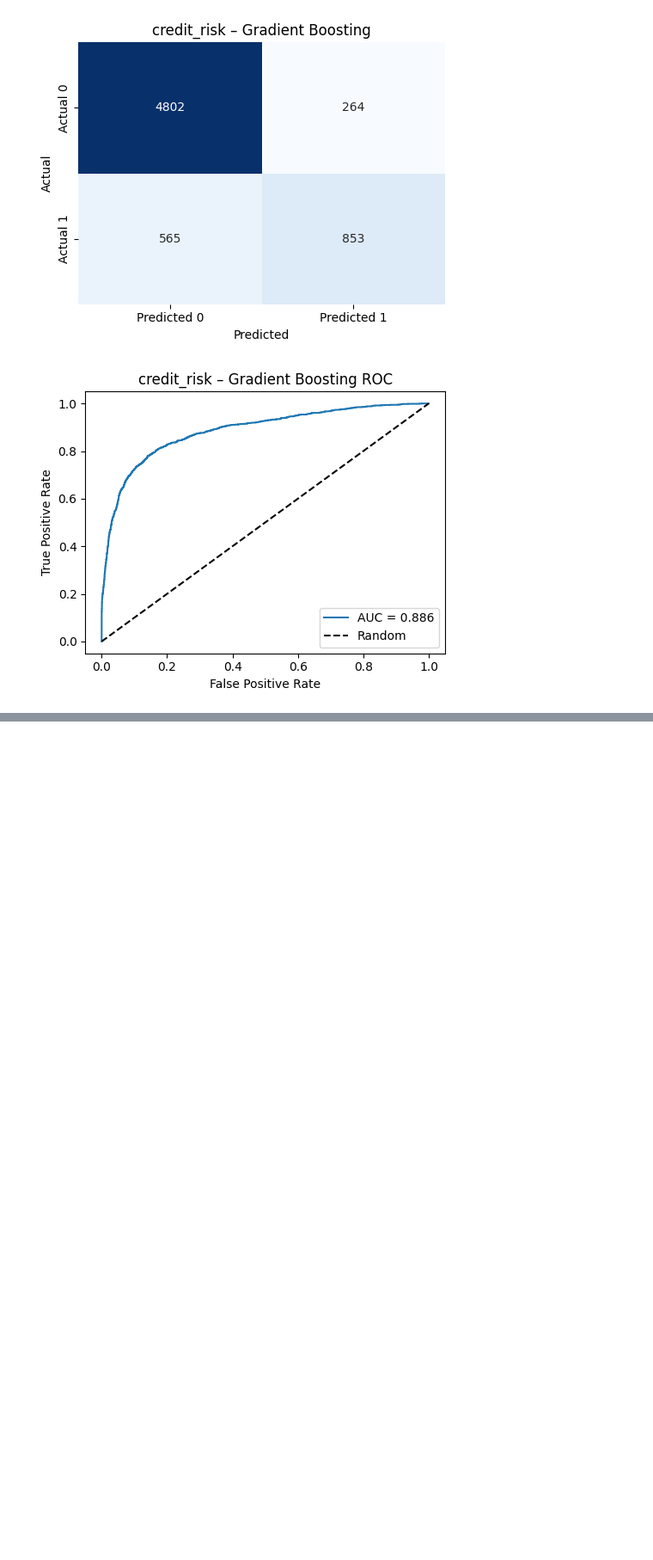
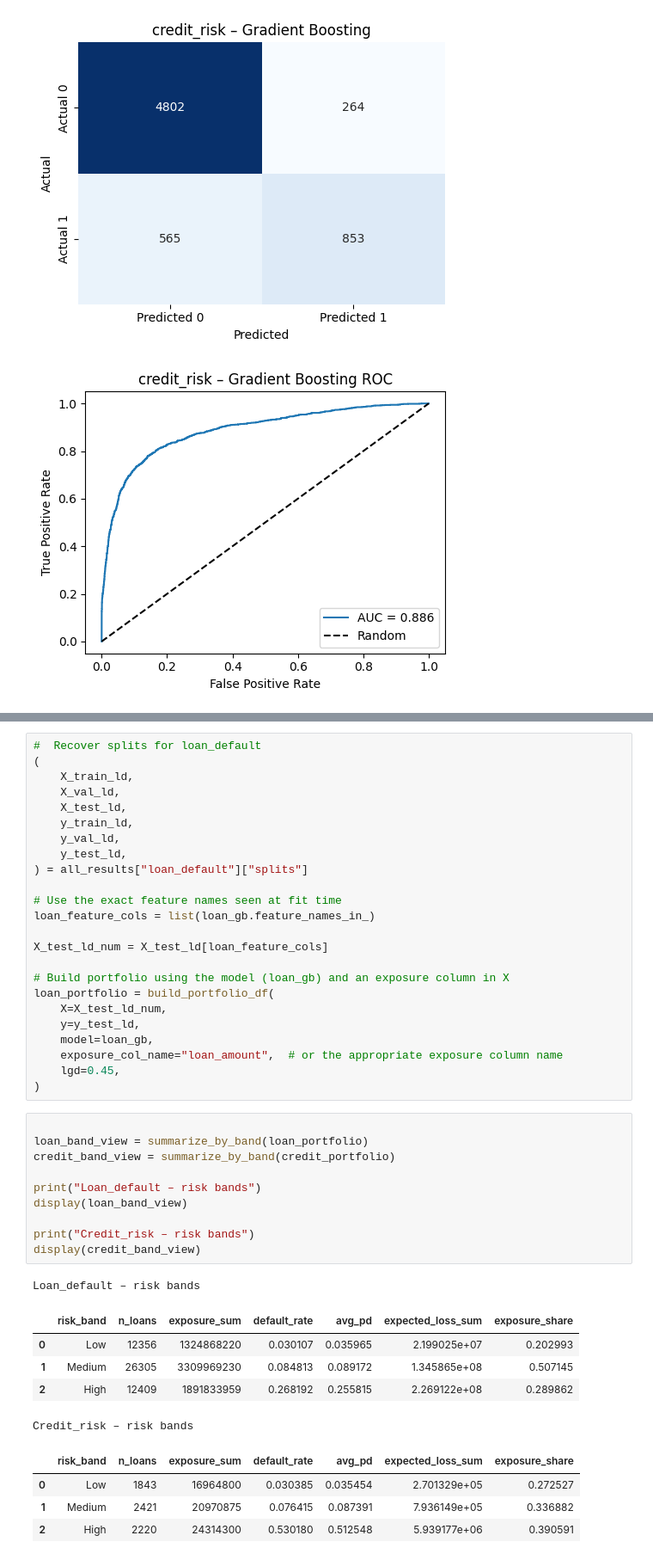
Before and after one commit to erincheng0/credit-risk-analysis, a Jupyter notebook: notebooks/02_modeling_evaluation.ipynb, the cells around one changed output, grey strips where cells are left out. Shown at 86% size. Saved outputs shown, nothing was run; the diff lists cells and outputs as text; blank space fills up the shorter version.

Commit message:
made changes to modeling and evaluation

```diff
--- a/notebooks/02_modeling_evaluation.ipynb
+++ b/notebooks/02_modeling_evaluation.ipynb
@@ -166,3 +198,48 @@ for name, cfg in datasets.items():
+# %%
+#  Recover splits for loan_default
+(
+    X_train_ld,
+    X_val_ld,
+    X_test_ld,
+    y_train_ld,
+    y_val_ld,
+    y_test_ld,
+) = all_results["loan_default"]["splits"]
+
+# Use the exact feature names seen at fit time
+loan_feature_cols = list(loan_gb.feature_names_in_)
+
+X_test_ld_num = X_test_ld[loan_feature_cols]
+
+# Build portfolio using the model (loan_gb) and an exposure column in X
+loan_portfolio = build_portfolio_df(
+    X=X_test_ld_num,
+    y=y_test_ld,
+    model=loan_gb,
+    exposure_col_name="loan_amount",  # or the appropriate exposure column name
+    lgd=0.45,
+)
+# %%
+
+loan_band_view = summarize_by_band(loan_portfolio)
+credit_band_view = summarize_by_band(credit_portfolio)
+
+print("Loan_default – risk bands")
+display(loan_band_view)
+
+print("Credit_risk – risk bands")
+display(credit_band_view)
+# %% [output]
+Loan_default – risk bands
+|  | risk_band | n_loans | exposure_sum | default_rate | avg_pd | expected_loss_sum | exposure_share |
+| 0 | Low | 12356 | 1324868220 | 0.030107 | 0.035965 | 2.199025e+07 | 0.202993 |
+| 1 | Medium | 26305 | 3309969230 | 0.084813 | 0.089172 | 1.345865e+08 | 0.507145 |
+| 2 | High | 12409 | 1891833959 | 0.268192 | 0.255815 | 2.269122e+08 | 0.289862 |
+Credit_risk – risk bands
+|  | risk_band | n_loans | exposure_sum | default_rate | avg_pd | expected_loss_sum | exposure_share |
+| 0 | Low | 1843 | 16964800 | 0.030385 | 0.035454 | 2.701329e+05 | 0.272527 |
+| 1 | Medium | 2421 | 20970875 | 0.076415 | 0.087391 | 7.936149e+05 | 0.336882 |
+| 2 | High | 2220 | 24314300 | 0.530180 | 0.512548 | 5.939177e+06 | 0.390591 |
 # %%
 
 import joblib
```
Also changed, not shown: parts of 4 cells of this notebook.
